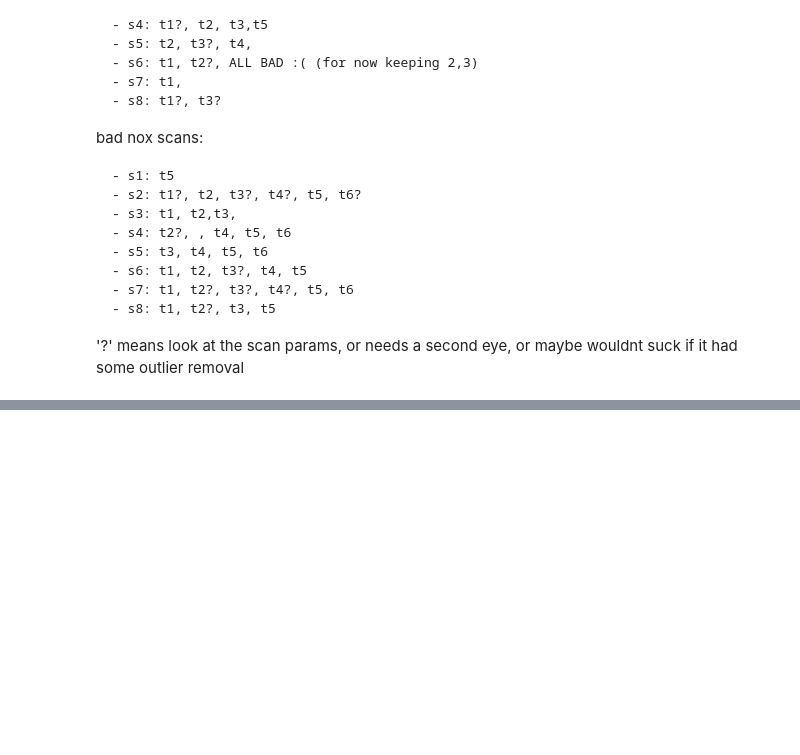
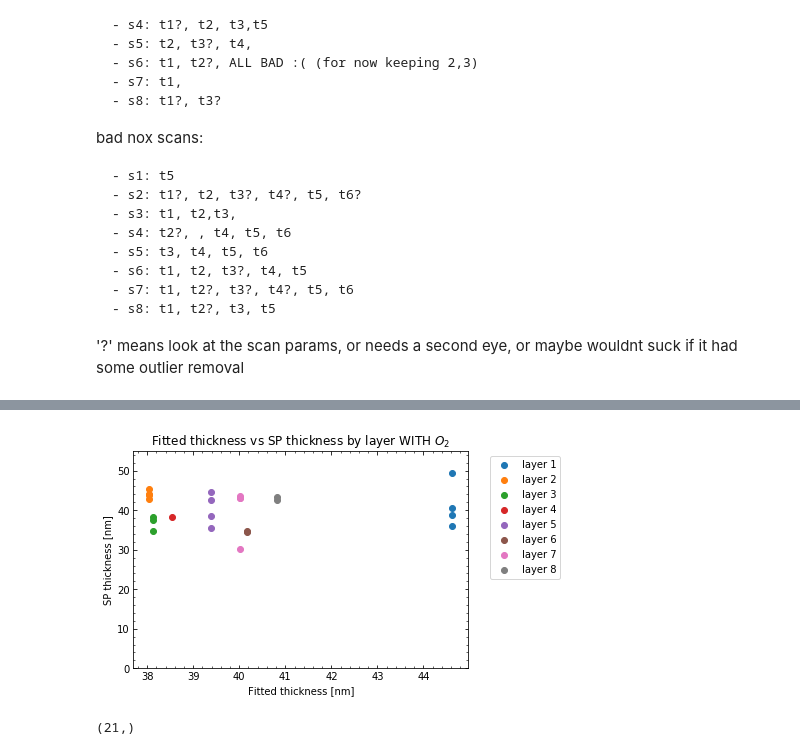
Before and after one commit to adam-fisher37/SP_analysis, a Jupyter notebook: sp_test.ipynb, the cells around one changed output, grey strips where cells are left out. Cells and saved outputs as stored; diff of their text form; code cells hidden in the pictures; blank space fills up the shorter version.

```diff
--- a/sp_test.ipynb
+++ b/sp_test.ipynb
@@ -341,0 +375,17 @@ def rms(dick,key):
+# %%
+plt.figure();
+plt.scatter(wsc1,wox_h[:4],label='layer 1');
+plt.scatter(wsc2,wox_h[4:8],label='layer 2');
+plt.scatter(wsc3,wox_h[8:11],label='layer 3');
+plt.scatter(wsc4,wox_h[11],label='layer 4');
+plt.scatter(wsc5,wox_h[12:16],label='layer 5');
+plt.scatter(wsc6,wox_h[16:18],label='layer 6');
+plt.scatter(wsc7,wox_h[18:22],label='layer 7');
+plt.scatter(wsc8,wox_h[22:],label='layer 8');
+plt.ylim((0,55.));
+plt.xlabel('Fitted thickness [nm]');
+plt.ylabel('SP thickness [nm]');
+plt.legend(loc='upper left',bbox_to_anchor=(1.05,1));
+plt.title('Fitted thickness vs SP thickness by layer WITH $O_2$');
+# %% [output]
+[figure, added]
@@ -341,0 +395,4 @@ def rms(dick,key):
+# %%
+sf.linf(nox_h,*p).shape
+# %% [output]
+(21,)
```
Also changed, not shown: parts of 15 cells of this notebook.
